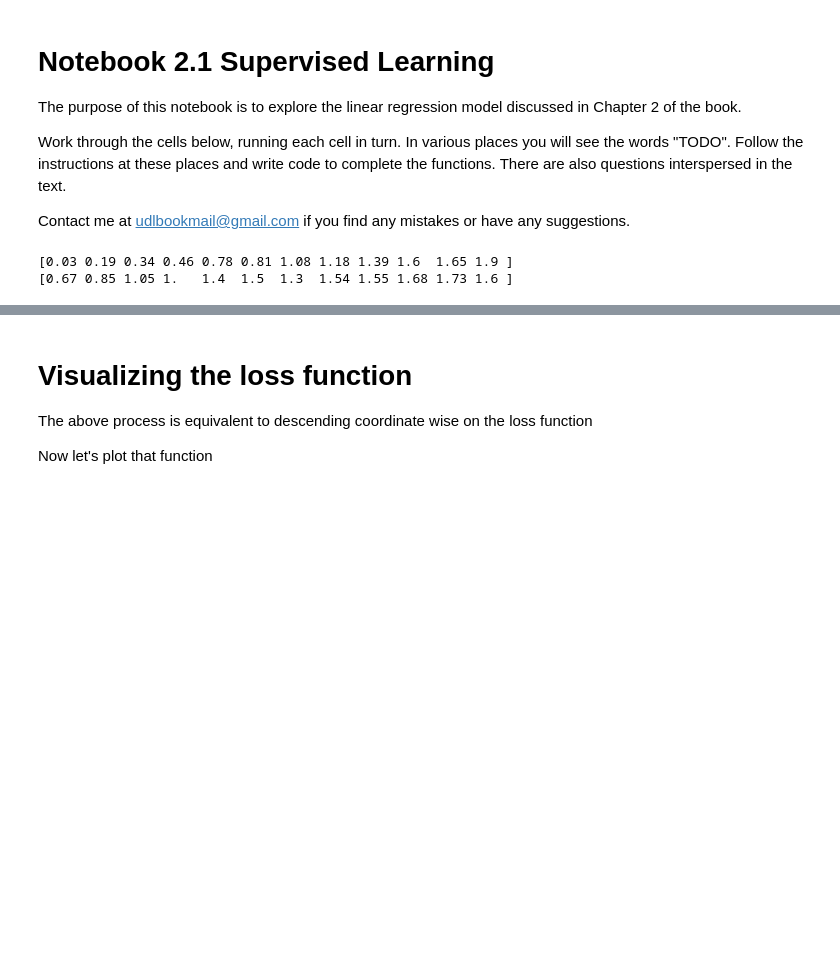
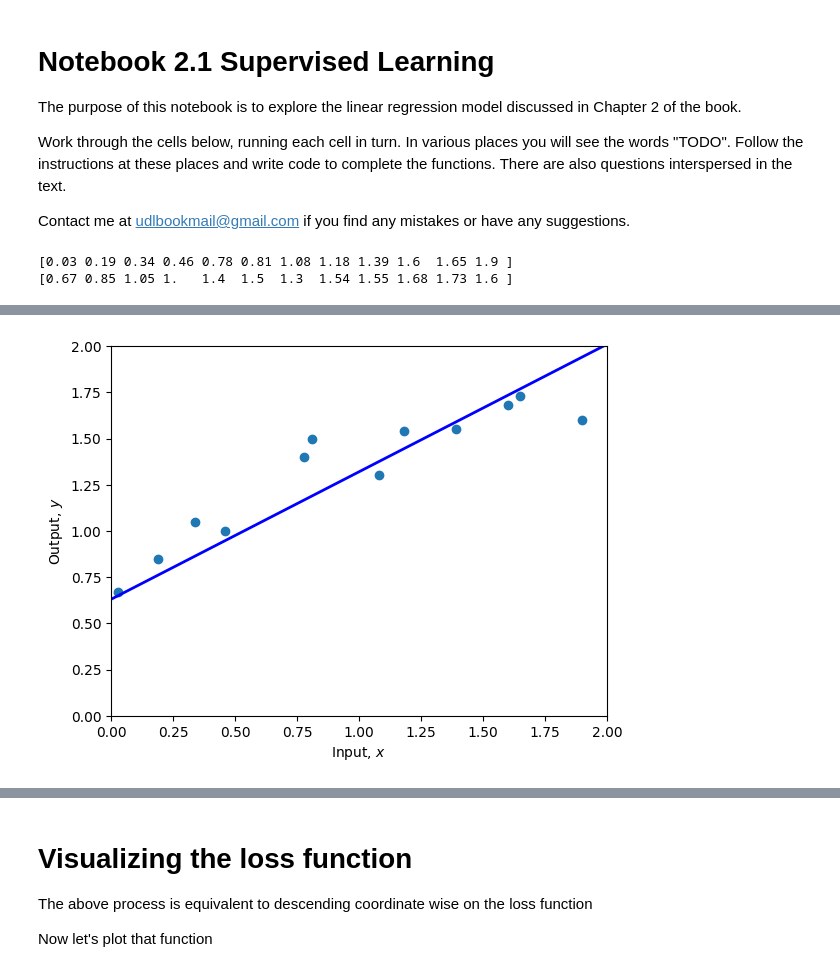
Before and after one commit to lyteabovenyte/Algorithms, a Jupyter notebook: Neural_networks/deep-learning/undrestanding_deep_learning/excersices/2_1_Supervised_Learning.ipynb, the cells around one changed output, grey strips where cells are left out. Saved outputs shown, nothing was run; the diff lists cells and outputs as text; code cells hidden in the pictures; blank space fills up the shorter version.

```diff
--- a/Neural_networks/deep-learning/undrestanding_deep_learning/excersices/2_1_Supervised_Learning.ipynb
+++ b/Neural_networks/deep-learning/undrestanding_deep_learning/excersices/2_1_Supervised_Learning.ipynb
@@ -73,11 +83,13 @@ print(f'Your Loss = {loss:3.2f}, Ground truth =10.28')
 # %%
 # TODO -- Change the parameters manually to fit the model
 # First fix phi1 and try changing phi0 until you can't make the loss go down any more
 # Then fix phi0 and try changing phi1 until you can't make the loss go down any more
 # Repeat this process until you find a set of parameters that fit the model as in figure 2.2d
 # You can either do this by hand, or if you want to get fancy, write code to descent automatically in this way
 # Start at these values:
-phi0 = 1.60 ; phi1 =-0.8
+phi0 = 0.63 ; phi1 =0.69
 
 plot(x,y,phi0,phi1)
-print(f'Your Loss = {compute_loss(x,y,phi0,phi1):3.2f}')
+print(f'Your Loss = {compute_loss(x,y,phi0,phi1):3.5f}')
+# %% [output]
+[figure, added]
```
Also changed, not shown: parts of 8 cells of this notebook, 1 other file.
